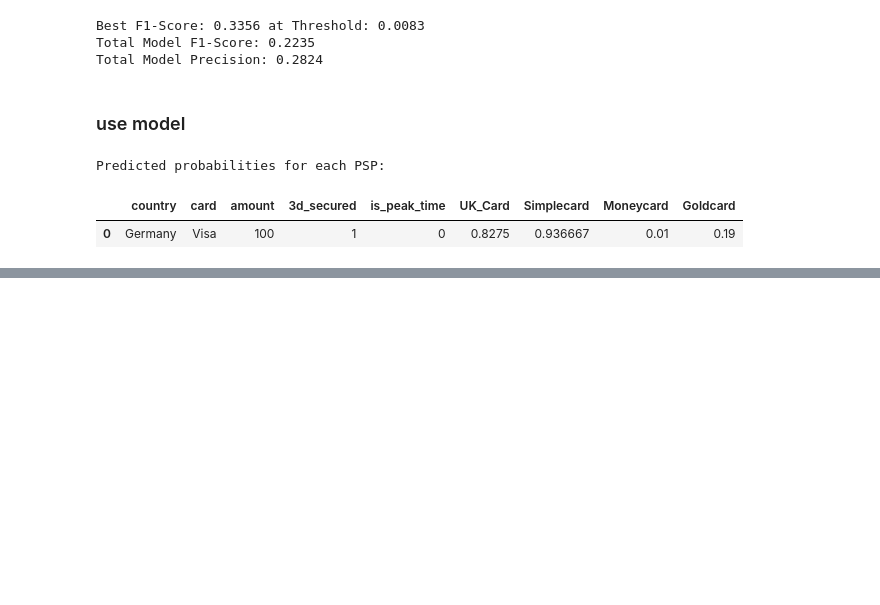
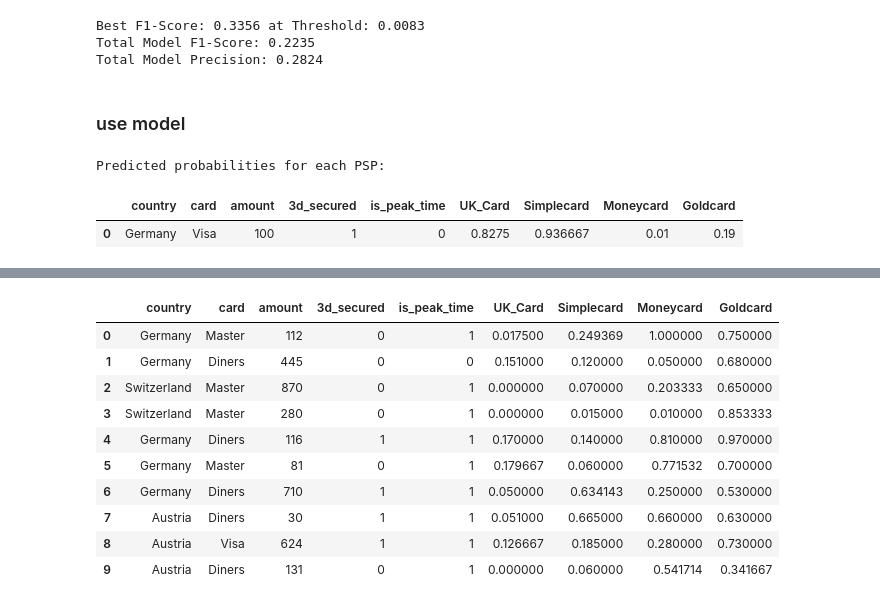
Before and after one commit to jeaend/payment_routing_optimizer, a Jupyter notebook: notebooks/04_baseline_model.ipynb, the cells around one changed output, grey strips where cells are left out. Drawn from its saved outputs; the diff is of its cells as text; code cells hidden in the pictures; blank space fills up the shorter version.

```diff
--- a/notebooks/04_data_preparation.ipynb
+++ b/notebooks/04_baseline_model.ipynb
@@ -217,0 +300,74 @@ Predicted probabilities for each PSP:
+# %%
+# Update the predict_psp_probabilities function
+def predict_psp_probabilities(model, preprocessor, new_data, psp_list):
+    """
+    Predict success probabilities for each PSP for a given input data point.
+    """
+    results = []
+    for idx, row in new_data.iterrows():
+        row_results = []
+        for psp in psp_list:
+            # Make a copy of the input row and convert it to a DataFrame to ensure it works with the preprocessor
+            new_data_with_psp = row.copy()
+            new_data_with_psp['psp'] = psp  # Set PSP
+
+            # Convert the row to a DataFrame (it should have the same column names as the original data)
+            new_data_with_psp_df = pd.DataFrame([new_data_with_psp])  # Convert to DataFrame (1 row)
+
+            # Preprocess the data using the transformer
+            preprocessed = preprocessor.transform(new_data_with_psp_df)  # Ensure it's 2D
+
+            # Predict the probabilities for the 'success' class (index 1)
+            prob = model.predict_proba(preprocessed)[:, 1][0]  # Probability of success
+
+            # Store the result
+            row_results.append(prob)
+
+        # Append the row results (probabilities for all PSPs)
+        results.append(row_results)
+
+    return np.array(results)
+
+# Simulate a larger dataset with 10 new data points
+np.random.seed(42)  # For reproducibility
+
+# Generate random data
+countries = ['Germany', 'Switzerland', 'Austria']
+cards = ['Visa', 'Master', 'Diners']
+amounts = np.random.randint(10, 1000, size=10)  # Random amounts between 10 and 1000
+secure_flags = np.random.randint(0, 2, size=10)  # Random 0 or 1 for '3d_secured'
+peak_time_flags = np.random.randint(0, 2, size=10)  # Random 0 or 1 for 'is_peak_time'
+
+# Create the new data DataFrame
+new_data = pd.DataFrame({
+    'country': np.random.choice(countries, size=10),
+    'card': np.random.choice(cards, size=10),
+    'amount': amounts,
+    '3d_secured': secure_flags,
+    'is_peak_time': peak_time_flags
+})
+
+# Get all unique PSPs
+psp_list = df['psp'].unique()
+
+# Predict probabilities
+probabilities = predict_psp_probabilities(
+    model=pipeline.named_steps['classifier'],
+    preprocessor=pipeline.named_steps['preprocessor'],
+    new_data=new_data,
+    psp_list=psp_list
+)
+
+# Create a DataFrame for the input features
+input_data_df = new_data.reset_index(drop=True)
+
+# Convert the probabilities into a DataFrame
+probabilities_df = pd.DataFrame(probabilities, columns=psp_list)
+
+# Concatenate the probabilities to the input data
+final_df = pd.concat([input_data_df, probabilities_df], axis=1)
+
+# Output the final DataFrame
+print("Predicted probabilities for each PSP:")
+display(final_df)
+# %% [output]
@@ -217,0 +375,11 @@ Predicted probabilities for each PSP:
+|  | country | card | amount | 3d_secured | is_peak_time | UK_Card | Simplecard | Moneycard | Goldcard |
+| 0 | Germany | Master | 112 | 0 | 1 | 0.017500 | 0.249369 | 1.000000 | 0.750000 |
+| 1 | Germany | Diners | 445 | 0 | 0 | 0.151000 | 0.120000 | 0.050000 | 0.680000 |
+| 2 | Switzerland | Master | 870 | 0 | 1 | 0.000000 | 0.070000 | 0.203333 | 0.650000 |
+| 3 | Switzerland | Master | 280 | 0 | 1 | 0.000000 | 0.015000 | 0.010000 | 0.853333 |
+| 4 | Germany | Diners | 116 | 1 | 1 | 0.170000 | 0.140000 | 0.810000 | 0.970000 |
+| 5 | Germany | Master | 81 | 0 | 1 | 0.179667 | 0.060000 | 0.771532 | 0.700000 |
+| 6 | Germany | Diners | 710 | 1 | 1 | 0.050000 | 0.634143 | 0.250000 | 0.530000 |
+| 7 | Austria | Diners | 30 | 1 | 1 | 0.051000 | 0.665000 | 0.660000 | 0.630000 |
+| 8 | Austria | Visa | 624 | 1 | 1 | 0.126667 | 0.185000 | 0.280000 | 0.730000 |
+| 9 | Austria | Diners | 131 | 0 | 1 | 0.000000 | 0.060000 | 0.541714 | 0.341667 |
```
Also changed, not shown: parts of 2 cells of this notebook.
